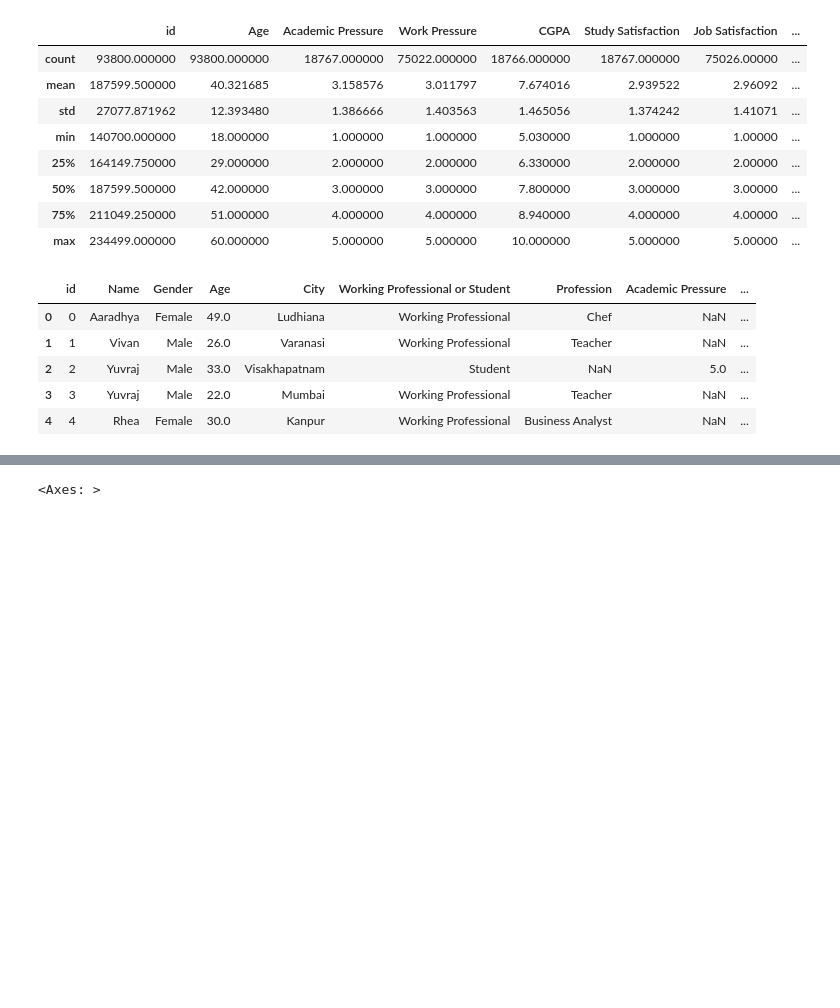
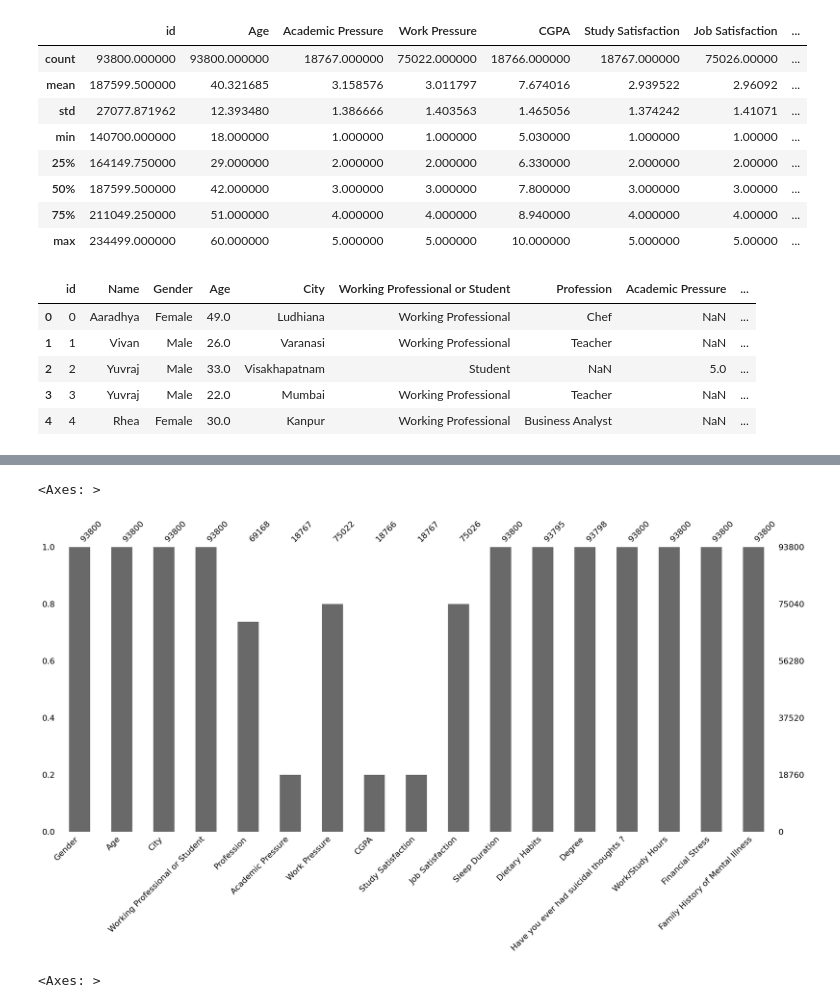
Before and after one commit to Anqi-Wang-aug/kaggle-competition-depression-prediction, a Jupyter notebook: script.ipynb, the cells around one changed output, grey strips where cells are left out. Saved outputs shown, nothing was run; the diff lists cells and outputs as text; code cells hidden in the pictures; blank space fills up the shorter version.

```diff
--- a/script.ipynb
+++ b/script.ipynb
@@ -61,3 +74,8 @@ missingno.bar(de_train)
+# %%
+missingno.bar(de_test)
+# %% [output]
+<Axes: >
+[figure, added]
 # %%
 missingno.heatmap(de_train)
 # %% [output]
```
Also changed, not shown: parts of 196 cells of this notebook.
